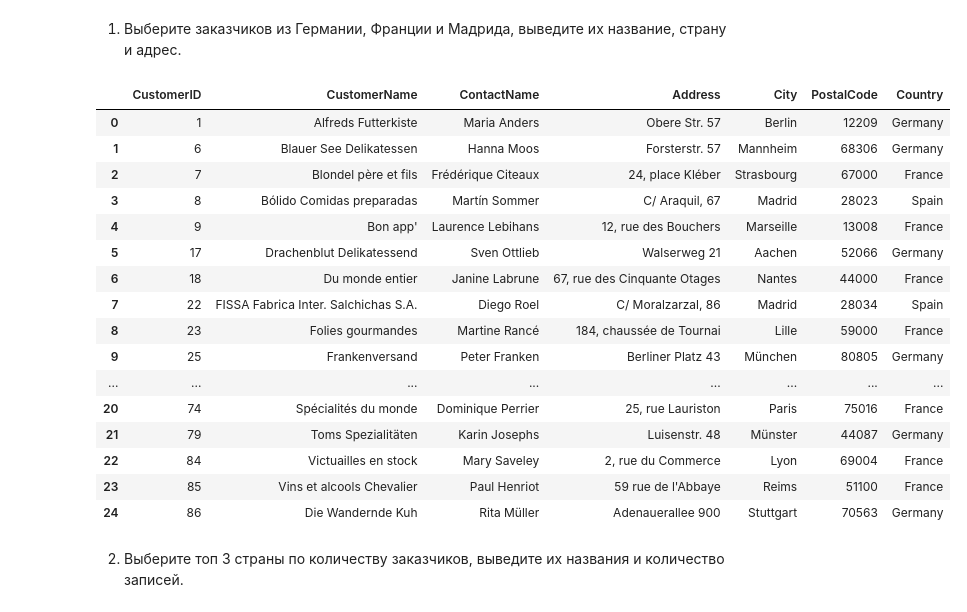
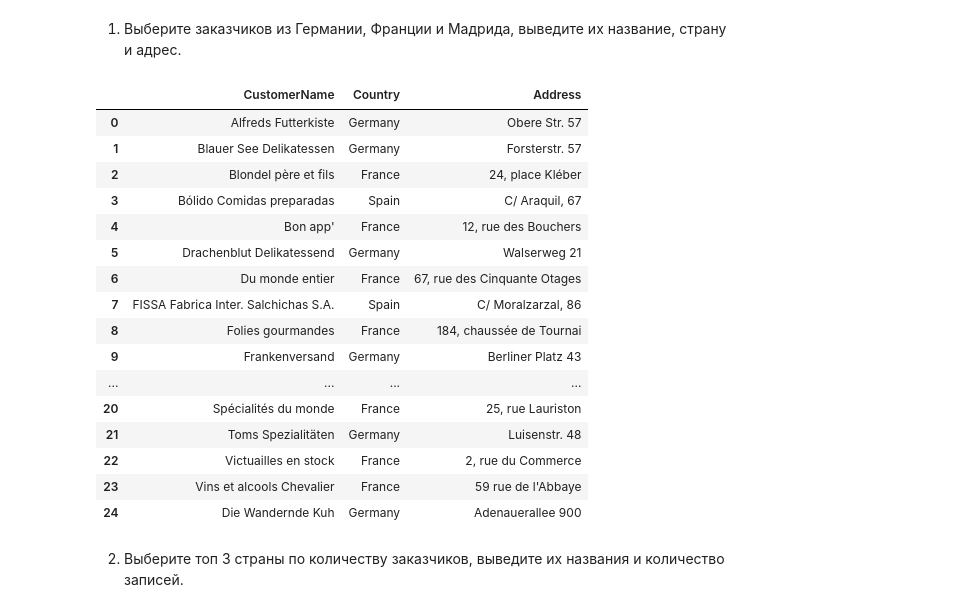
Before and after one commit to omutninsk/sql_1, a Jupyter notebook: HW_1_sql.ipynb, the cells around one changed output. Drawn from its saved outputs; the diff is of its cells as text; code cells hidden in the pictures.

```diff
--- a/HW_1_sql.ipynb
+++ b/HW_1_sql.ipynb
@@ -44,29 +48,29 @@ tasks = 0
 # %%
 tasks+=1
 pd.read_sql(
     '''
-    SELECT * FROM Customers WHERE Country='Germany' OR Country='France' OR City='Madrid'
+    SELECT CustomerName, Country, Address FROM Customers WHERE Country='Germany' OR Country='France' OR City='Madrid'
     ''',
     con,
 )
 # %% [output]
-|  | CustomerID | CustomerName | ContactName | Address | City | PostalCode | Country |
-| 0 | 1 | Alfreds Futterkiste | Maria Anders | Obere Str. 57 | Berlin | 12209 | Germany |
-| 1 | 6 | Blauer See Delikatessen | Hanna Moos | Forsterstr. 57 | Mannheim | 68306 | Germany |
-| 2 | 7 | Blondel père et fils | Frédérique Citeaux | 24, place Kléber | Strasbourg | 67000 | France |
-| 3 | 8 | Bólido Comidas preparadas | Martín Sommer | C/ Araquil, 67 | Madrid | 28023 | Spain |
-| 4 | 9 | Bon app' | Laurence Lebihans | 12, rue des Bouchers | Marseille | 13008 | France |
-| 5 | 17 | Drachenblut Delikatessend | Sven Ottlieb | Walserweg 21 | Aachen | 52066 | Germany |
-| 6 | 18 | Du monde entier | Janine Labrune | 67, rue des Cinquante Otages | Nantes | 44000 | France |
-| 7 | 22 | FISSA Fabrica Inter. Salchichas S.A. | Diego Roel | C/ Moralzarzal, 86 | Madrid | 28034 | Spain |
-| 8 | 23 | Folies gourmandes | Martine Rancé | 184, chaussée de Tournai | Lille | 59000 | France |
-| 9 | 25 | Frankenversand | Peter Franken | Berliner Platz 43 | München | 80805 | Germany |
-| ... | ... | ... | ... | ... | ... | ... | ... |
-| 20 | 74 | Spécialités du monde | Dominique Perrier | 25, rue Lauriston | Paris | 75016 | France |
-| 21 | 79 | Toms Spezialitäten | Karin Josephs | Luisenstr. 48 | Münster | 44087 | Germany |
-| 22 | 84 | Victuailles en stock | Mary Saveley | 2, rue du Commerce | Lyon | 69004 | France |
-| 23 | 85 | Vins et alcools Chevalier | Paul Henriot | 59 rue de l'Abbaye | Reims | 51100 | France |
-| 24 | 86 | Die Wandernde Kuh | Rita Müller | Adenauerallee 900 | Stuttgart | 70563 | Germany |
+|  | CustomerName | Country | Address |
+| 0 | Alfreds Futterkiste | Germany | Obere Str. 57 |
+| 1 | Blauer See Delikatessen | Germany | Forsterstr. 57 |
+| 2 | Blondel père et fils | France | 24, place Kléber |
+| 3 | Bólido Comidas preparadas | Spain | C/ Araquil, 67 |
+| 4 | Bon app' | France | 12, rue des Bouchers |
+| 5 | Drachenblut Delikatessend | Germany | Walserweg 21 |
+| 6 | Du monde entier | France | 67, rue des Cinquante Otages |
+| 7 | FISSA Fabrica Inter. Salchichas S.A. | Spain | C/ Moralzarzal, 86 |
+| 8 | Folies gourmandes | France | 184, chaussée de Tournai |
+| 9 | Frankenversand | Germany | Berliner Platz 43 |
+| ... | ... | ... | ... |
+| 20 | Spécialités du monde | France | 25, rue Lauriston |
+| 21 | Toms Spezialitäten | Germany | Luisenstr. 48 |
+| 22 | Victuailles en stock | France | 2, rue du Commerce |
+| 23 | Vins et alcools Chevalier | France | 59 rue de l'Abbaye |
+| 24 | Die Wandernde Kuh | Germany | Adenauerallee 900 |
 # %% [markdown]
 2. Выберите топ 3 страны по количеству заказчиков, выведите их названия и количество записей.
 # %%
```
Also changed, not shown: parts of 10 cells of this notebook.
